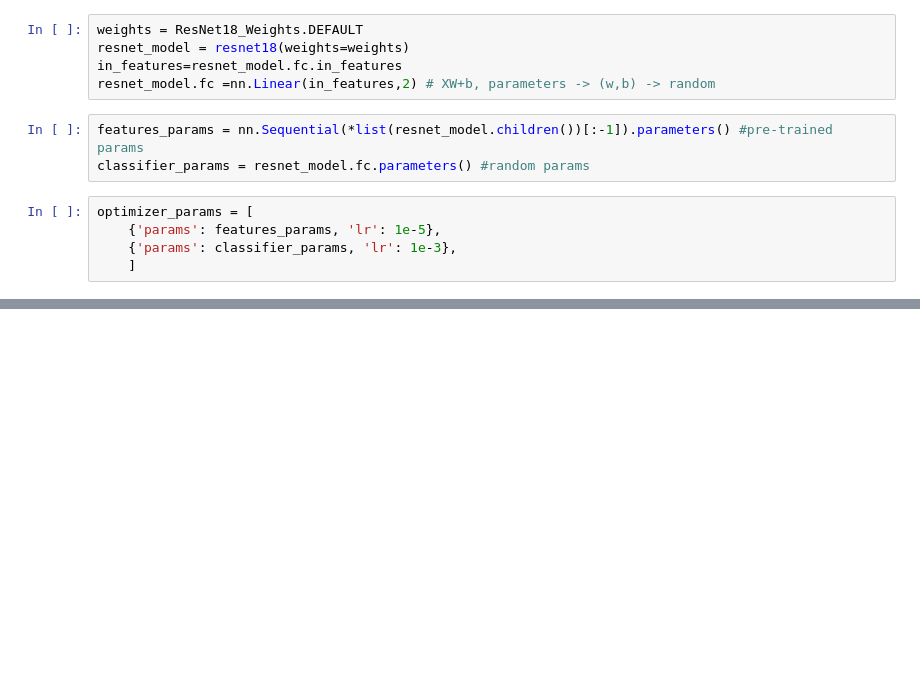
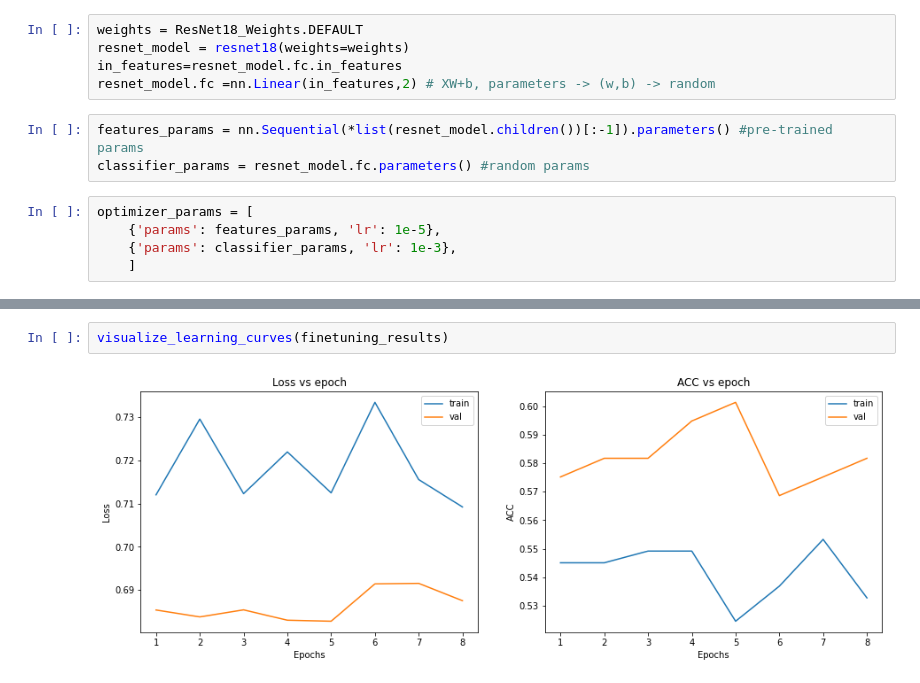
Before and after one commit to scudr/Transfer_learning, a Jupyter notebook: transfer_learning.ipynb, the cells around one changed output, grey strips where cells are left out. Saved outputs shown, nothing was run; the diff lists cells and outputs as text; blank space fills up the shorter version.

```diff
--- a/transfer_learning.ipynb
+++ b/transfer_learning.ipynb
@@ -624,0 +640,4 @@ optimizer_params = [
+# %%
+visualize_learning_curves(finetuning_results)
+# %% [output]
+[figure, added]
```
Also changed, not shown: parts of 9 cells of this notebook.
